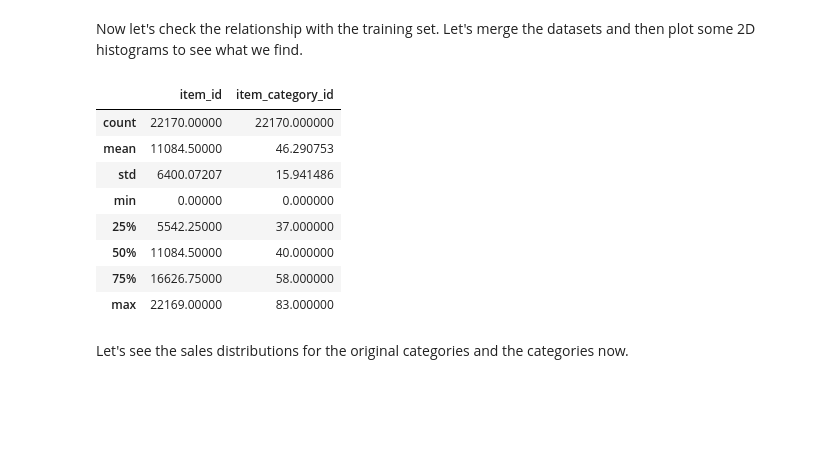
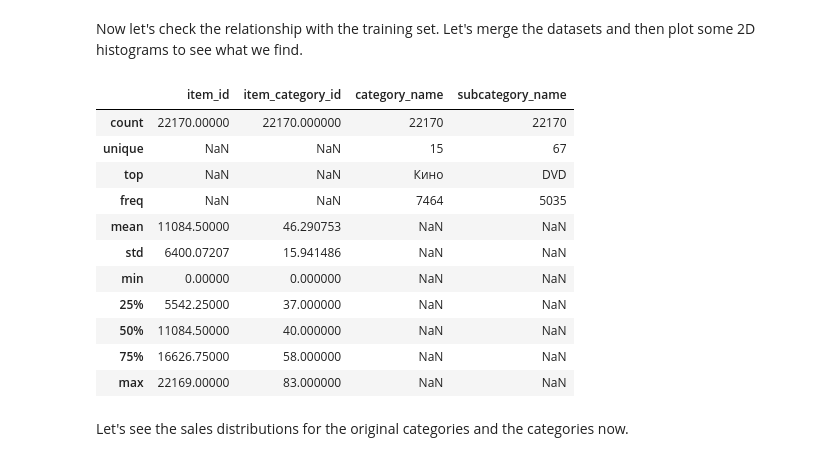
Before and after one commit to caioaao/hse-aml-final-project, a Jupyter notebook: notebooks/02-EDA-category metadata & shop encoding.ipynb, the cells around one changed output. Drawn from its saved outputs; the diff is of its cells as text; code cells hidden in the pictures; blank space fills up the shorter version.

```diff
--- a/notebooks/02-EDA-category metadata & shop encoding.ipynb
+++ b/notebooks/02-EDA-category metadata & shop encoding.ipynb
@@ -176,17 +177,20 @@ Now let's check the relationship with the training set. Let's merge the datasets
 # %%
 item_categories_metadata = items[['item_id', 'item_category_id']] # table with relationship between item and category
 item_categories_metadata = item_categories_metadata.merge(item_categories2, on='item_category_id')
-item_categories_metadata.describe()
+item_categories_metadata.describe(include='all')
 # %% [output]
-|  | item_id | item_category_id |
-| count | 22170.00000 | 22170.000000 |
-| mean | 11084.50000 | 46.290753 |
-| std | 6400.07207 | 15.941486 |
-| min | 0.00000 | 0.000000 |
-| 25% | 5542.25000 | 37.000000 |
-| 50% | 11084.50000 | 40.000000 |
-| 75% | 16626.75000 | 58.000000 |
-| max | 22169.00000 | 83.000000 |
+|  | item_id | item_category_id | category_name | subcategory_name |
+| count | 22170.00000 | 22170.000000 | 22170 | 22170 |
+| unique | NaN | NaN | 15 | 67 |
+| top | NaN | NaN | Кино | DVD |
+| freq | NaN | NaN | 7464 | 5035 |
+| mean | 11084.50000 | 46.290753 | NaN | NaN |
+| std | 6400.07207 | 15.941486 | NaN | NaN |
+| min | 0.00000 | 0.000000 | NaN | NaN |
+| 25% | 5542.25000 | 37.000000 | NaN | NaN |
+| 50% | 11084.50000 | 40.000000 | NaN | NaN |
+| 75% | 16626.75000 | 58.000000 | NaN | NaN |
+| max | 22169.00000 | 83.000000 | NaN | NaN |
 # %%
 train_set_with_categories_metadata = train_set.merge(item_categories_metadata, on='item_id')
 test_set_with_categories_metadata = test_set.merge(item_categories_metadata, on='item_id')
```
Also changed, not shown: parts of 9 cells of this notebook, 5 other files.
